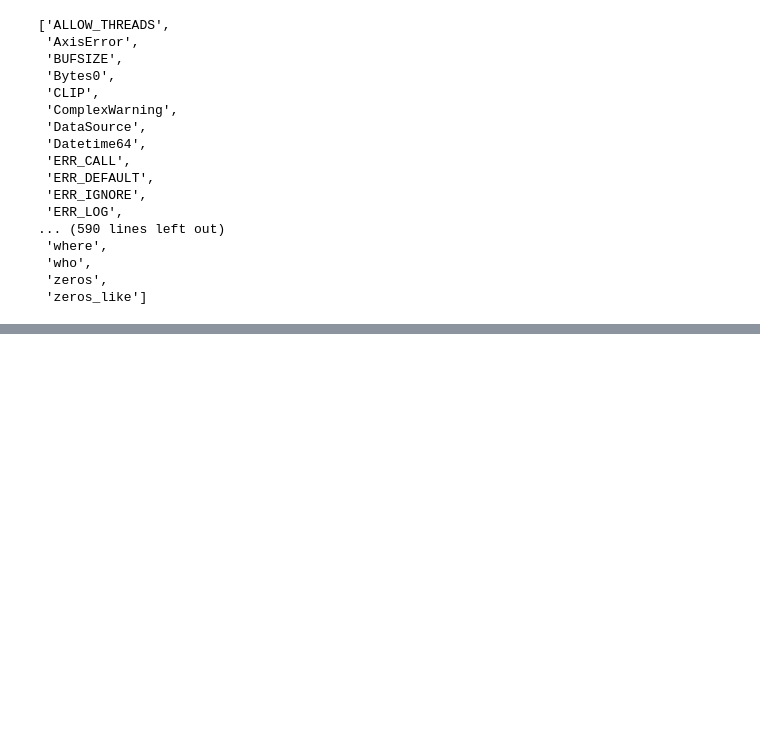
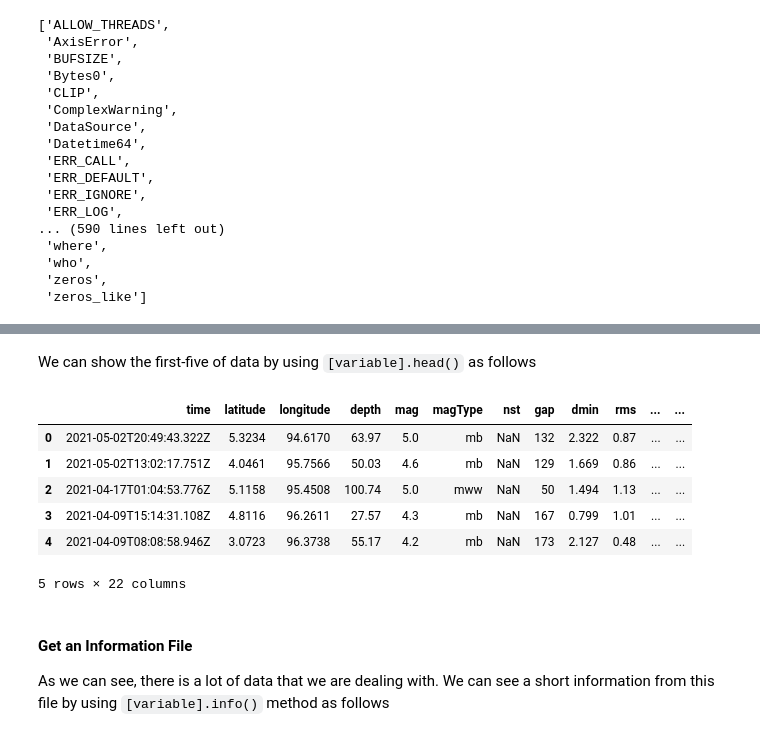
Before and after one commit to auliakhalqillah/Introduction-to-Python, a Jupyter notebook: py_tutorial.ipynb, the cells around one changed output, grey strips where cells are left out. Drawn from its saved outputs; the diff is of its cells as text; code cells hidden in the pictures; blank space fills up the shorter version.

```diff
--- a/py_tutorial.ipynb
+++ b/py_tutorial.ipynb
@@ -422,0 +489,16 @@ dir(np)
+# %% [markdown]
+We can show the first-five of data by using `[variable].head()` as follows
+# %%
+data.head()
+# %% [output]
+|  | time | latitude | longitude | depth | mag | magType | nst | gap | dmin | rms | ... | ... |
+| 0 | 2021-05-02T20:49:43.322Z | 5.3234 | 94.6170 | 63.97 | 5.0 | mb | NaN | 132 | 2.322 | 0.87 | ... | ... |
+| 1 | 2021-05-02T13:02:17.751Z | 4.0461 | 95.7566 | 50.03 | 4.6 | mb | NaN | 129 | 1.669 | 0.86 | ... | ... |
+| 2 | 2021-04-17T01:04:53.776Z | 5.1158 | 95.4508 | 100.74 | 5.0 | mww | NaN | 50 | 1.494 | 1.13 | ... | ... |
+| 3 | 2021-04-09T15:14:31.108Z | 4.8116 | 96.2611 | 27.57 | 4.3 | mb | NaN | 167 | 0.799 | 1.01 | ... | ... |
+| 4 | 2021-04-09T08:08:58.946Z | 3.0723 | 96.3738 | 55.17 | 4.2 | mb | NaN | 173 | 2.127 | 0.48 | ... | ... |
+5 rows × 22 columns
+# %% [markdown]
+#### Get an Information File
+
+As we can see, there is a lot of data that we are dealing with. We can see a short information from this file by using `[variable].info()` method as follows
```
Also changed, not shown: parts of 64 cells of this notebook.
